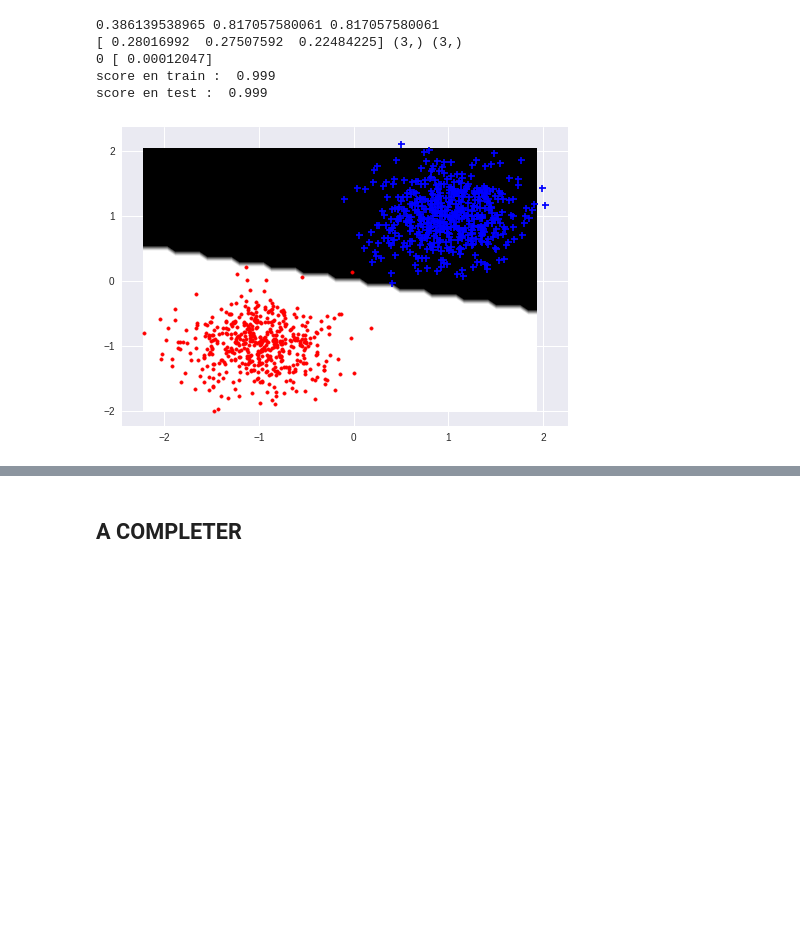
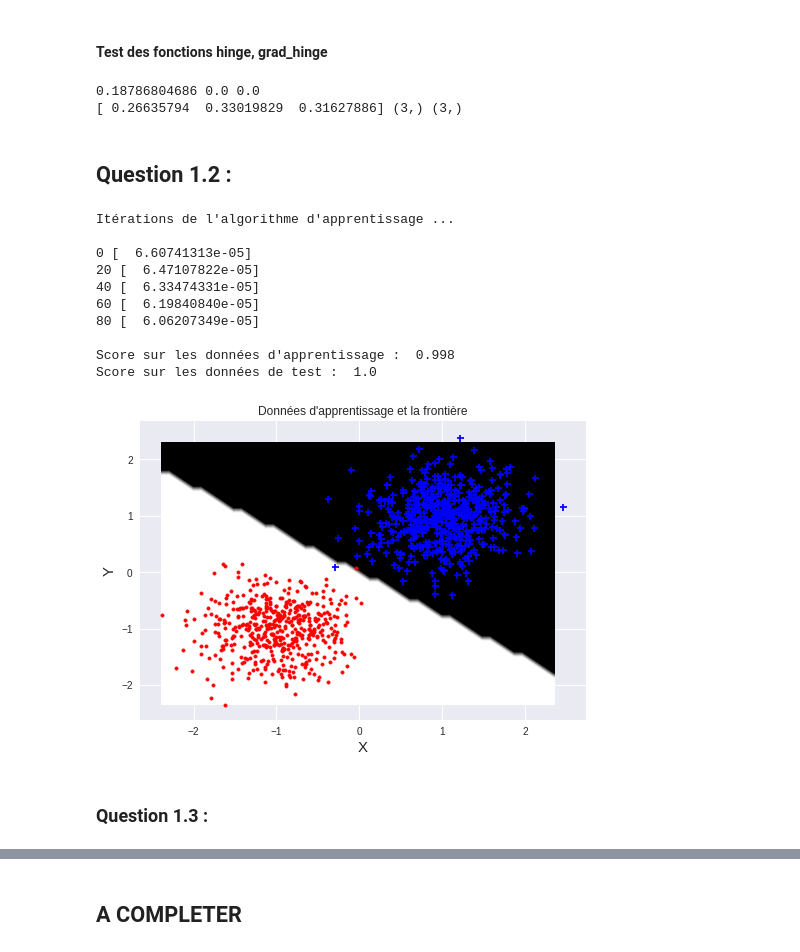
Before and after one commit to PierreBoyeau/perceptron_svm, a Jupyter notebook: TP 4 - Perceptron et SVM.ipynb, the cells around one changed output, grey strips where cells are left out. Drawn from its saved outputs; the diff is of its cells as text; code cells hidden in the pictures; blank space fills up the shorter version.

Commit message:
Correction pour un fonctionnement propre de la première partie du TP

```diff
--- a/perceptron_svm.ipynb
+++ b/TP 4 - Perceptron et SVM.ipynb
@@ -87,32 +124,53 @@ class Perceptron:
+# %% [markdown]
+#### Test des fonctions hinge, grad_hinge
 # %%
-### Test des fonctions hinge, grad_hinge
 w = np.random.random((3,))
 data = np.random.random((100,3))
 y = np.random.randint(0,2,size = (100,1))*2-1
 print(hinge(w,data,y), hinge(w,data[0],y[0]), hinge(w,data[0,:],y[0]))
 print(grad_hinge(w,data,y),grad_hinge(w,data[0],y[0]).shape,grad_hinge(w,data[0,:],y[0]).shape)
-
-### Generation de donnees
-xtrain,ytrain = gen_arti(data_type=0,epsilon=.2)
-xtest,ytest = gen_arti(data_type=0,epsilon=.2)
-
-plt.ion()
-
-### Apprentissage
-model= Perceptron(eps=1e-3)
-model.fit(xtrain,ytrain)
-print("score en train : ",model.score(xtrain,ytrain))
-print("score en test : ",model.score(xtest,ytest))
 # %% [output]
-0.386139538965 0.817057580061 0.817057580061
-[ 0.28016992  0.27507592  0.22484225] (3,) (3,)
-0 [ 0.00012047]
-score en train :  0.999
-score en test :  0.999
+0.18786804686 0.0 0.0
+[ 0.26635794  0.33019829  0.31627886] (3,) (3,)
-# %%
-#### Tracer de frontiere
-plt.figure()
-plot_frontiere(xtrain,model.predict,50)
-plot_data(xtrain,ytrain)
-# %% [output]
-[figure, removed]
+# %% [markdown]
+## Question 1.2 :
+# %%
+def question12(data_type=0, epsilon=0.3, eps=1e-3):
+
+    ### Generation de donnees
+    xtrain,ytrain = gen_arti(data_type=data_type,epsilon=epsilon)
+    xtest,ytest = gen_arti(data_type=data_type,epsilon=epsilon)
+
+    plt.ion()
+
+    ### Apprentissage
+    model= Perceptron(eps=eps)
+    model.fit(xtrain,ytrain)
+
+    ### Scores
+    print("\nScore sur les données d'apprentissage : ",model.score(xtrain,ytrain))
+    print("Score sur les données de test : ",model.score(xtest,ytest))
+
+    #### Tracer de frontiere
+    plt.figure()
+    plot_frontiere(xtrain,model.predict,50)
+    plot_data(xtrain,ytrain)
+    plt.xlabel('X', fontsize=15)
+    plt.ylabel('Y', fontsize=15)
+    plt.title("Données d'apprentissage et la frontière")
+# %%
+question12()
+# %% [output]
+Itérations de l'algorithme d'apprentissage ...
+
+0 [  6.60741313e-05]
+20 [  6.47107822e-05]
+40 [  6.33474331e-05]
+60 [  6.19840840e-05]
+80 [  6.06207349e-05]
+
+Score sur les données d'apprentissage :  0.998
+Score sur les données de test :  1.0
+[figure, added]
+# %% [markdown]
+### Question 1.3 :
```
Also changed, not shown: parts of 16 cells of this notebook.
